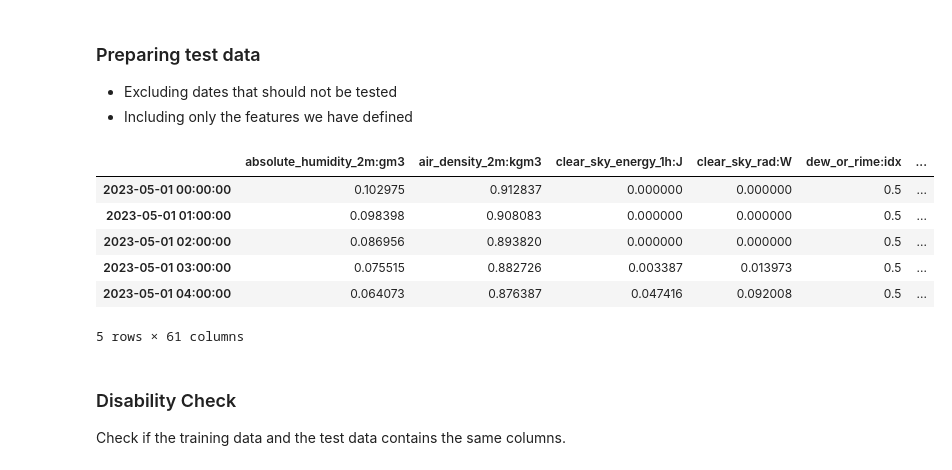
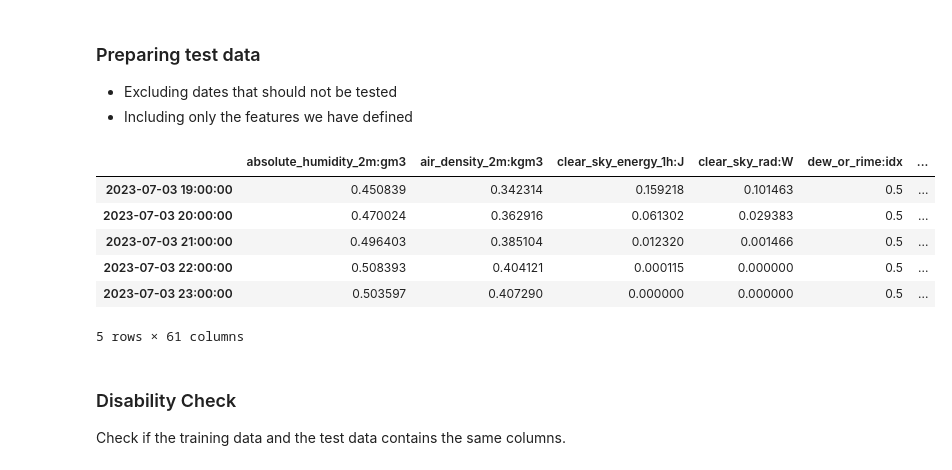
Before and after one commit to simenstang/TDT4173, a Jupyter notebook: data/notebooks_trials/feature_engineering/feature_engineering_2.ipynb, the cells around one changed output. Cells and saved outputs as stored; diff of their text form; code cells hidden in the pictures.

```diff
--- a/data/notebooks_trials/feature_engineering/feature_engineering_2.ipynb
+++ b/data/notebooks_trials/feature_engineering/feature_engineering_2.ipynb
@@ -94,6 +113,7 @@ X_train_observed_a.set_index('date_forecast', inplace=True)
 if "date_calc" in X_train_observed_a:
     X_train_observed_a.drop("date_calc", axis=1, inplace=True)
 X_train_observed_a = X_train_observed_a.resample('60min').mean()
+X_train_observed_a[NORM] = MinMaxScaler().fit_transform(X_train_observed_a[NORM])
 
 
 X_train_estimated_a['date_forecast'] = pd.to_datetime(X_train_estimated_a['date_forecast'])
@@ -101,6 +121,7 @@ X_train_estimated_a.set_index('date_forecast', inplace=True)
 if "date_calc" in X_train_observed_a:
     X_train_estimated_a.drop("date_calc", axis=1, inplace=True)
 X_train_estimated_a = X_train_estimated_a.resample('60min').mean()
+X_train_estimated_a[NORM] = MinMaxScaler().fit_transform(X_train_estimated_a[NORM])
 
 
 X_train_observed_b['date_forecast'] = pd.to_datetime(X_train_observed_b['date_forecast'])
@@ -108,6 +129,7 @@ X_train_observed_b.set_index('date_forecast', inplace=True)
 if "date_calc" in X_train_observed_b:
     X_train_observed_b.drop("date_calc", axis=1, inplace=True)
 X_train_observed_b = X_train_observed_b.resample('60min').mean()
+X_train_observed_b[NORM] = MinMaxScaler().fit_transform(X_train_observed_b[NORM])
 
 
 X_train_estimated_b['date_forecast'] = pd.to_datetime(X_train_estimated_b['date_forecast'])
@@ -115,6 +137,7 @@ X_train_estimated_b.set_index('date_forecast', inplace=True)
 if "date_calc" in X_train_estimated_b:
     X_train_estimated_b.drop("date_calc", axis=1, inplace=True)
 X_train_estimated_b = X_train_estimated_b.resample('60min').mean()
+X_train_estimated_b[NORM] = MinMaxScaler().fit_transform(X_train_estimated_b[NORM])
 
 
 X_train_observed_c['date_forecast'] = pd.to_datetime(X_train_observed_c['date_forecast'])
@@ -122,6 +145,7 @@ X_train_observed_c.set_index('date_forecast', inplace=True)
 if "date_calc" in X_train_observed_c:
     X_train_observed_c.drop("date_calc", axis=1, inplace=True)
 X_train_observed_c = X_train_observed_c.resample('60min').mean()
+X_train_observed_c[NORM] = MinMaxScaler().fit_transform(X_train_observed_c[NORM])
 
 
 X_train_estimated_c['date_forecast'] = pd.to_datetime(X_train_estimated_c['date_forecast'])
@@ -129,6 +153,7 @@ X_train_estimated_c.set_index('date_forecast', inplace=True)
 if "date_calc" in X_train_estimated_c:
     X_train_estimated_c.drop("date_calc", axis=1, inplace=True)
 X_train_estimated_c = X_train_estimated_c.resample('60min').mean()
+X_train_estimated_c[NORM] = MinMaxScaler().fit_transform(X_train_estimated_c[NORM])
 # %%
 X_train_observed_a['location'], X_train_estimated_a['location'] = 'A', 'A'
 X_train_observed_b['location'], X_train_estimated_b['location']= 'B', 'B'
@@ -305,4 +330,22 @@ plt.show()
 [figure]
 # %% [markdown]
 ## Min-Max scaling the features
+# %%
+NORM = [
+    'absolute_humidity_2m:gm3', 'air_density_2m:kgm3',
+    'clear_sky_energy_1h:J', 'clear_sky_rad:W',
+    'dew_or_rime:idx', 'dew_point_2m:K',
+    'diffuse_rad:W', 'diffuse_rad_1h:J', 'direct_rad:W', 'direct_rad_1h:J',
+    'effective_cloud_cover:p', 'elevation:m', 'fresh_snow_12h:cm',
+    'fresh_snow_1h:cm', 'fresh_snow_24h:cm', 'fresh_snow_3h:cm',
+    'fresh_snow_6h:cm', 'is_day:idx', 'is_in_shadow:idx',
+    'msl_pressure:hPa', 'precip_5min:mm', 'precip_type_5min:idx',
+    'pressure_100m:hPa', 'pressure_50m:hPa', 'prob_rime:p',
+    'rain_water:kgm2', 'relative_humidity_1000hPa:p', 'sfc_pressure:hPa',
+    'snow_depth:cm', 'snow_drift:idx',
+    'snow_melt_10min:mm', 'snow_water:kgm2', 'sun_azimuth:d',
+    'sun_elevation:d', 'super_cooled_liquid_water:kgm2', 't_1000hPa:K',
+    'total_cloud_cover:p', 'visibility:m', 'wind_speed_10m:ms',
+    'wind_speed_u_10m:ms', 'wind_speed_v_10m:ms', 'wind_speed_w_1000hPa:ms',
+]
 # %%
@@ -349,6 +392,8 @@ def prepare_test_data(x, location):
         x_test['location_B'] = 0
         x_test['location_C'] = 1
 
+    x_test[NORM] = MinMaxScaler().fit_transform(x_test[NORM])
+
     return x_test
 # %%
 x_test_a = prepare_test_data(X_test_estimated_a, 'A')
@@ -364,18 +409,17 @@ x_test_c = x_test_c.loc[valid_dates]
 # %%
 X_test = pd.concat([x_test_a, x_test_b, x_test_c])
 # %%
-X_test[FEATURES] = MinMaxScaler().fit_transform(X_test[FEATURES])
 X_test['estimated'] = 1
 X_test = X_test[FEATURES]
 # %%
-X_test.head()
+X_test.tail()
 # %% [output]
 |  | absolute_humidity_2m:gm3 | air_density_2m:kgm3 | clear_sky_energy_1h:J | clear_sky_rad:W | dew_or_rime:idx | ... |
-| 2023-05-01 00:00:00 | 0.102975 | 0.912837 | 0.000000 | 0.000000 | 0.5 | ... |
-| 2023-05-01 01:00:00 | 0.098398 | 0.908083 | 0.000000 | 0.000000 | 0.5 | ... |
-| 2023-05-01 02:00:00 | 0.086956 | 0.893820 | 0.000000 | 0.000000 | 0.5 | ... |
-| 2023-05-01 03:00:00 | 0.075515 | 0.882726 | 0.003387 | 0.013973 | 0.5 | ... |
-| 2023-05-01 04:00:00 | 0.064073 | 0.876387 | 0.047416 | 0.092008 | 0.5 | ... |
+| 2023-07-03 19:00:00 | 0.450839 | 0.342314 | 0.159218 | 0.101463 | 0.5 | ... |
+| 2023-07-03 20:00:00 | 0.470024 | 0.362916 | 0.061302 | 0.029383 | 0.5 | ... |
+| 2023-07-03 21:00:00 | 0.496403 | 0.385104 | 0.012320 | 0.001466 | 0.5 | ... |
+| 2023-07-03 22:00:00 | 0.508393 | 0.404121 | 0.000115 | 0.000000 | 0.5 | ... |
+| 2023-07-03 23:00:00 | 0.503597 | 0.407290 | 0.000000 | 0.000000 | 0.5 | ... |
 5 rows × 61 columns
 # %% [markdown]
 ### Disability Check
```
Also changed, not shown: parts of 14 cells of this notebook, 5 other files.
